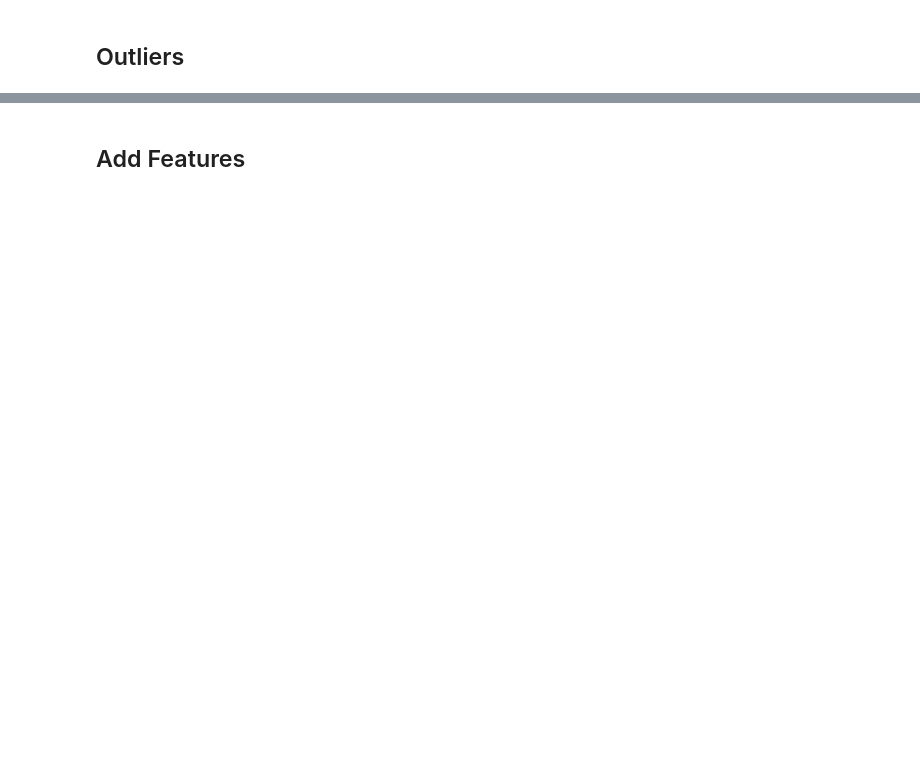
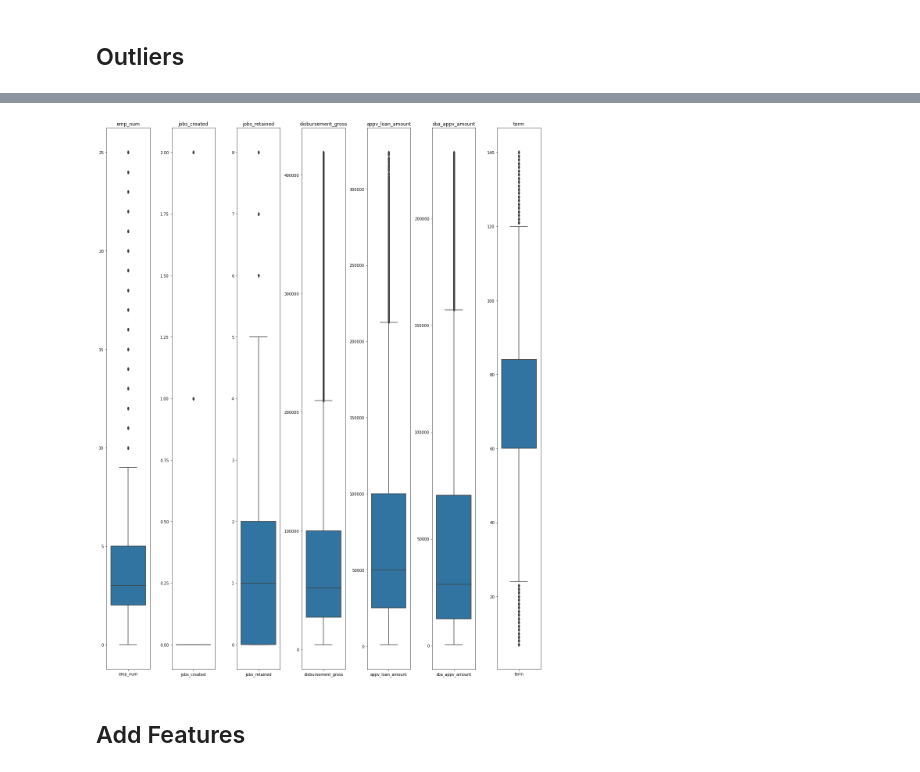
Before and after one commit to kanieladenis/individual_project, a Jupyter notebook: individual_project_sba_loans_working_copy.ipynb, the cells around one changed output, grey strips where cells are left out. Drawn from its saved outputs; the diff is of its cells as text; code cells hidden in the pictures; blank space fills up the shorter version.

```diff
--- a/individual_project_sba_loans_working_copy.ipynb
+++ b/individual_project_sba_loans_working_copy.ipynb
@@ -142,0 +508,14 @@ df.head()
+# %%
+# remove outliers from each column in cols_list
+for col in cols:
+
+    q1, q3 = df[col].quantile([.25, .75])  # get quartiles
+
+    iqr = q3 - q1   # calculate interquartile range
+
+    upper_bound = q3 + 2 * iqr   # get upper bound
+    lower_bound = q1 - 2 * iqr   # get lower bound
+
+    # return dataframe without outliers
+
+    df = df[(df[col] > lower_bound) & (df[col] < upper_bound)]
@@ -143,2 +526,28 @@ df.head()
+# %%
+# List of columns
+
+plt.figure(figsize=(16, 20))
+
+for i, col in enumerate(cols, 1):
+
+    # i starts at 0, but plot nos should start at 1
+    plot_number = i
+
+    # Create subplot.
+    plt.subplot(1, len(cols), plot_number)
+
+    # Title with column name.
+    plt.title(col)
+
+    # Display boxplot for column.
+    sns.boxplot(data=df[[col]])
+
+    # Hide gridlines.
+    plt.grid(False)
+
+    # sets proper spacing between plots
+    plt.tight_layout()
+# %% [output]
+[figure, added]
 # %% [markdown]
 ## Add Features
```
Also changed, not shown: parts of 51 cells of this notebook.
